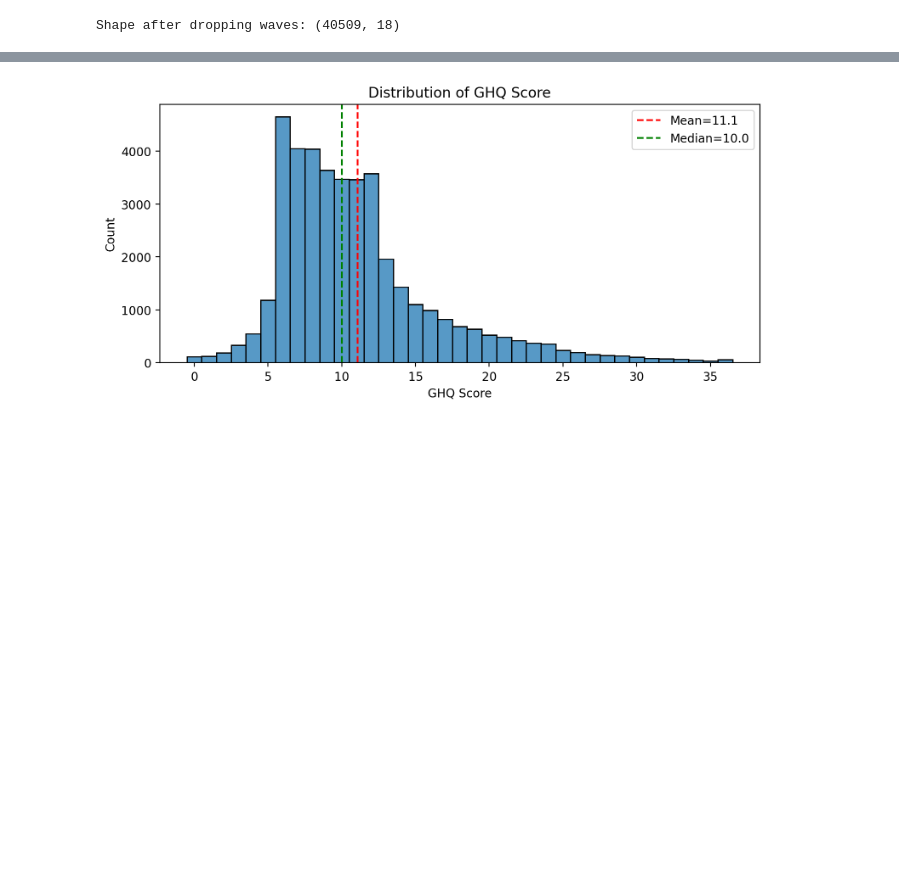
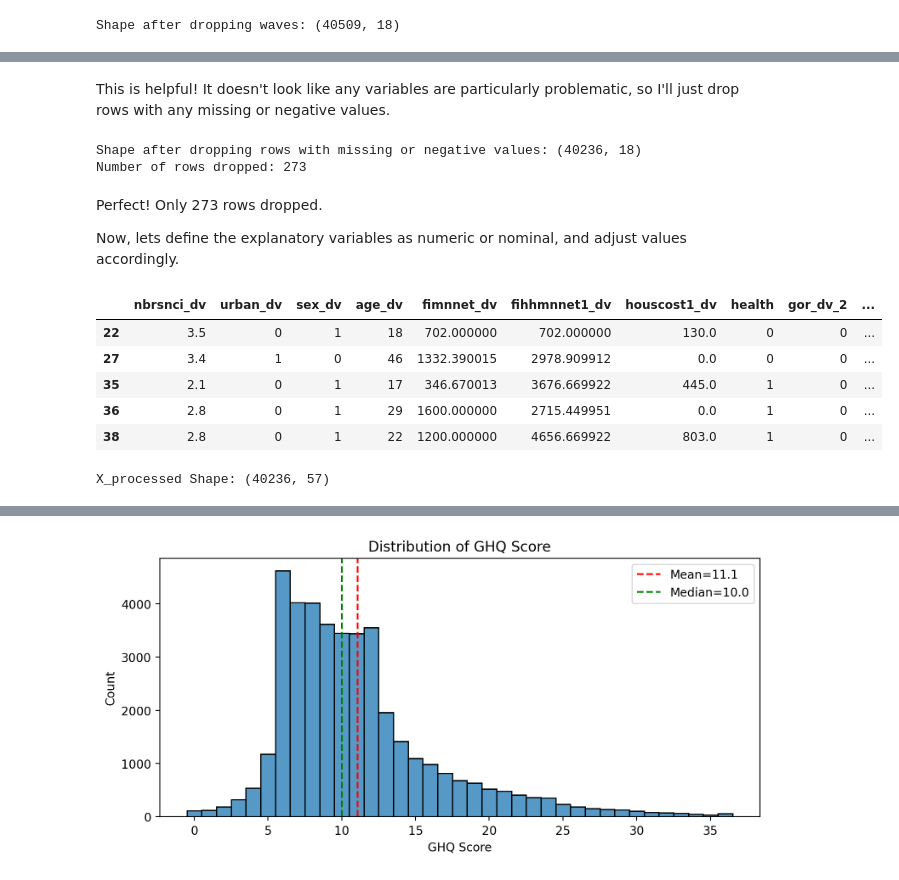
Before and after one commit to arikatz123/ukhls_informal_institutions_project, a Jupyter notebook: notebooks/refined_data_processing.ipynb, the cells around one changed output, grey strips where cells are left out. Drawn from its saved outputs; the diff is of its cells as text; code cells hidden in the pictures; blank space fills up the shorter version.

```diff
--- a/notebooks/refined_data_processing.ipynb
+++ b/notebooks/refined_data_processing.ipynb
@@ -66,0 +105,60 @@ Shape after dropping waves: (40509, 18)
+# %% [markdown]
+This is helpful! It doesn't look like any variables are particularly problematic, so I'll just drop rows with any missing or negative values.
+# %%
+# Record shape before dropping rows with missing or negative values
+initial_shape = df.shape
+
+# Drop rows with any missing or negative values
+df = df.dropna()
+df = df[(df.select_dtypes(include=['number']) >= 0).all(axis=1)]
+
+print("Shape after dropping rows with missing or negative values:", df.shape)
+print("Number of rows dropped:", initial_shape[0] - df.shape[0])
+# %% [output]
+Shape after dropping rows with missing or negative values: (40236, 18)
+Number of rows dropped: 273
+# %% [markdown]
+Perfect! Only 273 rows dropped.
+
+Now, lets define the explanatory variables as numeric or nominal, and adjust values accordingly.
+# %%
+# Define explanatory variables, X, excluding all identifier variables and the dependent variable
+
+X = df.drop(columns=['pidp', 'wave', 'wave_num', 'hidp', 'scghq1_dv'])
+
+# Define Y
+Y_processed = df['scghq1_dv']
+
+# Copy X to avoid modifying original data
+X_processed = X.copy()
+
+# 1. Numeric: nbrsnci_dv, age_dv, fimnnet_dv, fihhmnnet1_dv, houscost1_dv (to be scaled in next step)
+
+# 2. Nominal categorical: gor_dv, ethn_dv, marstat_dv, jbstat, hiqual_dv (one-hot encode and make binary)
+X_processed = pd.get_dummies(
+    X_processed,
+    columns= ['gor_dv', 'ethn_dv', 'marstat_dv', 'jbstat', 'hiqual_dv'],
+    drop_first=True)
+
+# Convert all boolean columns to int (0/1)
+bool_cols = X_processed.select_dtypes(include='bool').columns
+X_processed[bool_cols] = X_processed[bool_cols].astype(int)
+
+# 3. Binary: urban_dv, sex_dv, health (convert to 0/1)
+# Assume current encoding is not 0/1, so map the lowest value to 0, highest to 1
+X_processed['urban_dv'] = (X_processed['urban_dv'] == X_processed['urban_dv'].max()).astype(int)
+X_processed['sex_dv'] = (X_processed['sex_dv'] == X_processed['sex_dv'].max()).astype(int)
+X_processed['health'] = (X_processed['health'] == X_processed['health'].max()).astype(int)
+
+# Show the processed DataFrame info
+display(X_processed.head())
+
+print(f"X_processed Shape: {X_processed.shape}")
+# %% [output]
+|  | nbrsnci_dv | urban_dv | sex_dv | age_dv | fimnnet_dv | fihhmnnet1_dv | houscost1_dv | health | gor_dv_2 | ... |
+| 22 | 3.5 | 0 | 1 | 18 | 702.000000 | 702.000000 | 130.0 | 0 | 0 | ... |
+| 27 | 3.4 | 1 | 0 | 46 | 1332.390015 | 2978.909912 | 0.0 | 0 | 0 | ... |
+| 35 | 2.1 | 0 | 1 | 17 | 346.670013 | 3676.669922 | 445.0 | 1 | 0 | ... |
+| 36 | 2.8 | 0 | 1 | 29 | 1600.000000 | 2715.449951 | 0.0 | 1 | 0 | ... |
+| 38 | 2.8 | 0 | 1 | 22 | 1200.000000 | 4656.669922 | 803.0 | 1 | 0 | ... |
+X_processed Shape: (40236, 57)
```
Also changed, not shown: parts of 19 cells of this notebook.
